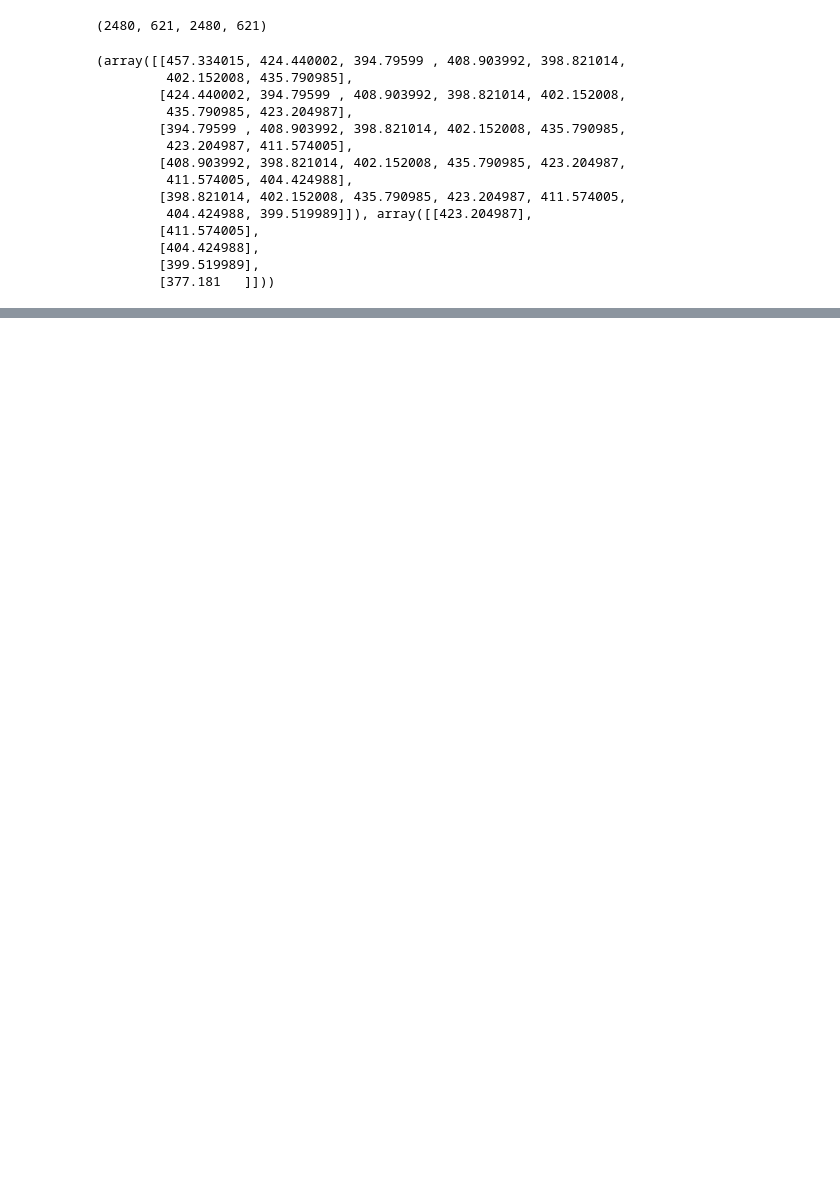
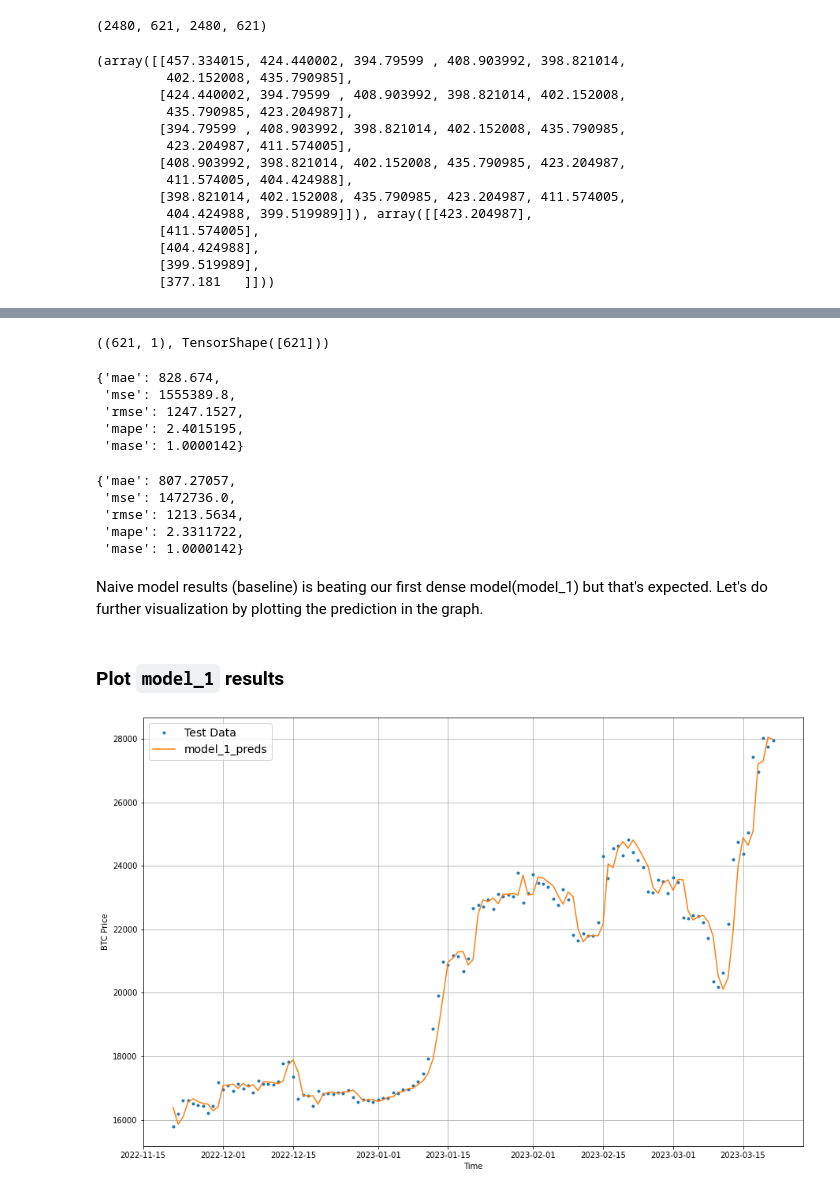
Before and after one commit to SaketMunda/time-series-with-tensorflow, a Jupyter notebook: time_series_with_tensorflow_bitpredict.ipynb, the cells around one changed output, grey strips where cells are left out. Drawn from its saved outputs; the diff is of its cells as text; code cells hidden in the pictures; blank space fills up the shorter version.

Commit message:
plotted model_1 predictions

```diff
--- a/time_series_with_tensorflow_bitpredict.ipynb
+++ b/time_series_with_tensorflow_bitpredict.ipynb
@@ -594,0 +678,3 @@ train_windows[:5], train_labels[:5]
+# %%
+model_1 = tf.keras.models.load_model('model_experiments/model_1_dense')
+model_1.evaluate(test_windows, test_labels)
@@ -594,0 +688,10 @@ train_windows[:5], train_labels[:5]
+# %%
+def make_predictions(model, input_data):
+  """
+  Returns the prediction result on input_data for the model passed.
+  """
+  y_preds = model.predict(input_data)
+  return tf.squeeze(y_preds) # returns 1D array of predictions
+# %%
+model_1_preds = make_predictions(model_1, test_windows)
+model_1_preds[:10]
@@ -594,0 +703,34 @@ train_windows[:5], train_labels[:5]
+# %%
+test_labels.shape, model_1_preds.shape
+# %% [output]
+((621, 1), TensorShape([621]))
+# %%
+# evaluate results
+model_1_results = evaluate_preds(y_true=tf.squeeze(test_labels), y_pred=model_1_preds)
+model_1_results
+# %% [output]
+{'mae': 828.674,
+ 'mse': 1555389.8,
+ 'rmse': 1247.1527,
+ 'mape': 2.4015195,
+ 'mase': 1.0000142}
+# %%
+# view the naive results
+naive_results
+# %% [output]
+{'mae': 807.27057,
+ 'mse': 1472736.0,
+ 'rmse': 1213.5634,
+ 'mape': 2.3311722,
+ 'mase': 1.0000142}
+# %% [markdown]
+Naive model results (baseline) is beating our first dense model(model_1) but that's expected. Let's do further visualization by plotting the prediction in the graph.
+# %% [markdown]
+### Plot `model_1` results
+# %%
+offset = 500
+plt.figure(figsize=(15, 10))
+plot_time_series(timesteps=X_test[-len(test_windows):],values=test_labels[:, 0], start=offset, label="Test Data")
+plot_time_series(timesteps=X_test[-len(test_windows):], values=model_1_preds, start=offset, format="-",label="model_1_preds")
+# %% [output]
+[figure, added]
```
Also changed, not shown: parts of 13 cells of this notebook.
